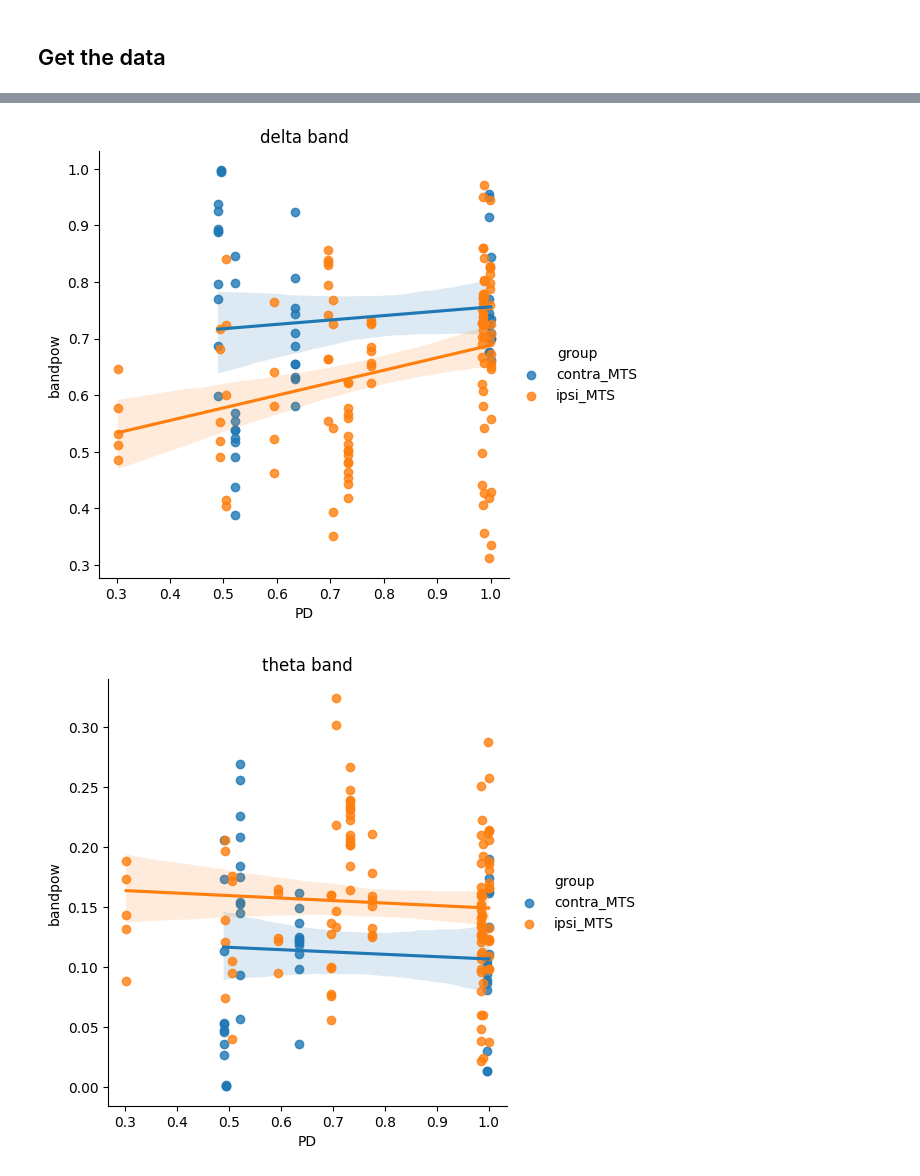
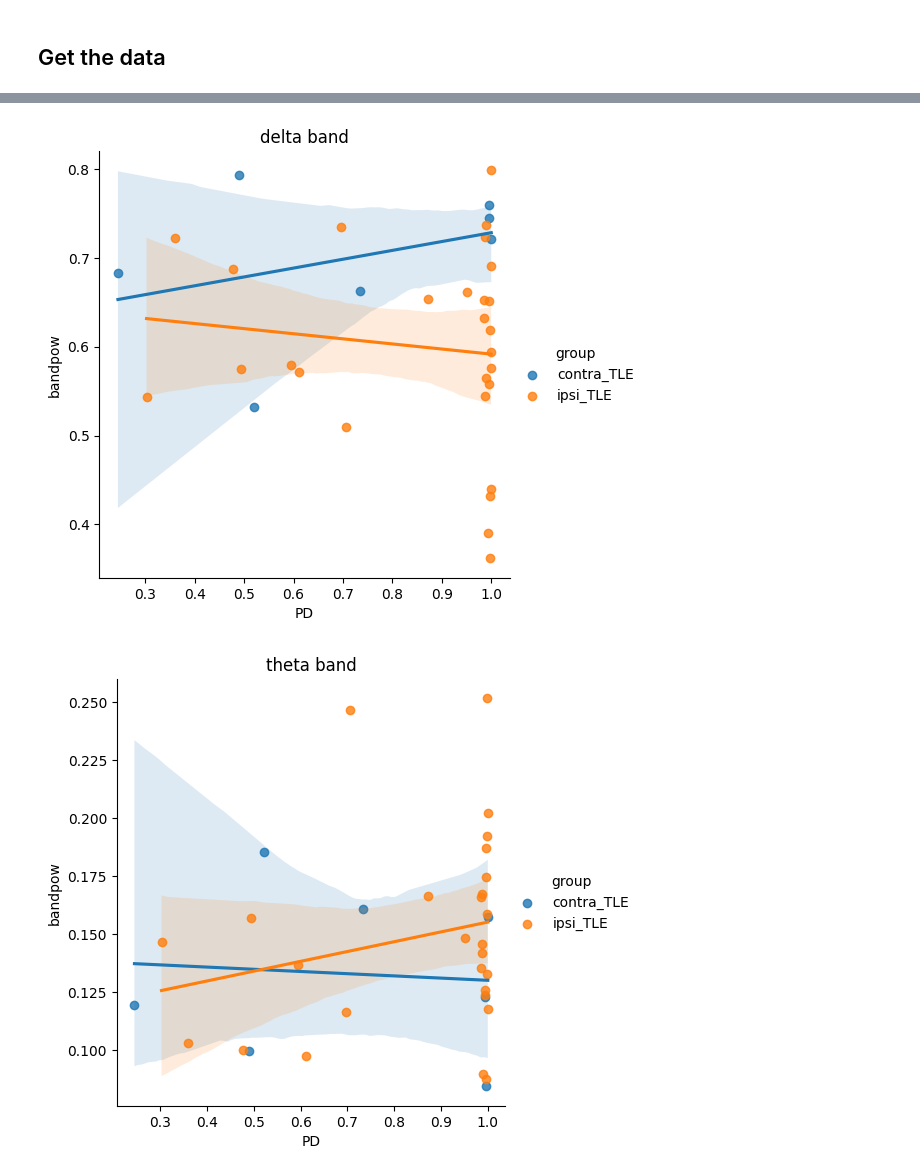
Before and after one commit to mcespedes99/HippiEEGAtlas, a Jupyter notebook: code/AP_PD_test.ipynb, the cells around one changed output, grey strips where cells are left out. Cells and saved outputs as stored; diff of their text form; code cells hidden in the pictures.

```diff
--- a/code/AP_PD_test.ipynb
+++ b/code/AP_PD_test.ipynb
@@ -379,0 +186,9 @@ Data variables:
+# %%
+# Load the dataarray
+ds = xr.open_dataset(f"./Data/{label_test}/ds_{label_test}_freq_reduced.nc")
+# Update text inputs
+# for coord in ['subj_chn', 'group', 'chn', 'subj']:
+#     ds.coords[coord] = ds.coords[coord].astype('<U32')
+# for coord in ['PD', 'AP']:
+#     ds.coords[coord] = ds.coords[coord].astype('float64')
+ds
@@ -381,16 +212,18 @@ Data variables:
 import seaborn as sns
 import matplotlib.pyplot as plt
 # %%
-MTS_bandpow = ds_MTS_freq['bandpow']
+ds_bandpow = ds['bandpow']
 # %%
-for band in MTS_bandpow['f_bands'].to_numpy():
-    df_MTS_band = MTS_bandpow.where(MTS_bandpow.f_bands==band,drop=True).reset_index(['f_bands']).to_dataframe().reset_index(drop=True)
+os.makedirs(f'./Results/{label_test}/bandpow_axis/', exist_ok = True)
+for band in ds_bandpow['f_bands'].to_numpy():
+    df_band = ds_bandpow.where(ds_bandpow.f_bands==band,drop=True).reset_index(['f_bands']).to_dataframe().reset_index(drop=True)
     sns.lmplot( x = "PD",
                 y = "bandpow",
                 hue = "group",
-                data = df_MTS_band)
+                data = df_band)
     ax = plt.gca()
     ax.set_title(f'{band} band')
+    # plt.savefig(f'./Results/{label_test}/bandpow_axis/{band}_PD.png')
 # %% [output]
-[figure, old version]
+[figure, new version]
-[figure, old version]
+[figure, new version]
```
Also changed, not shown: parts of 33 cells of this notebook, 5 other files.
